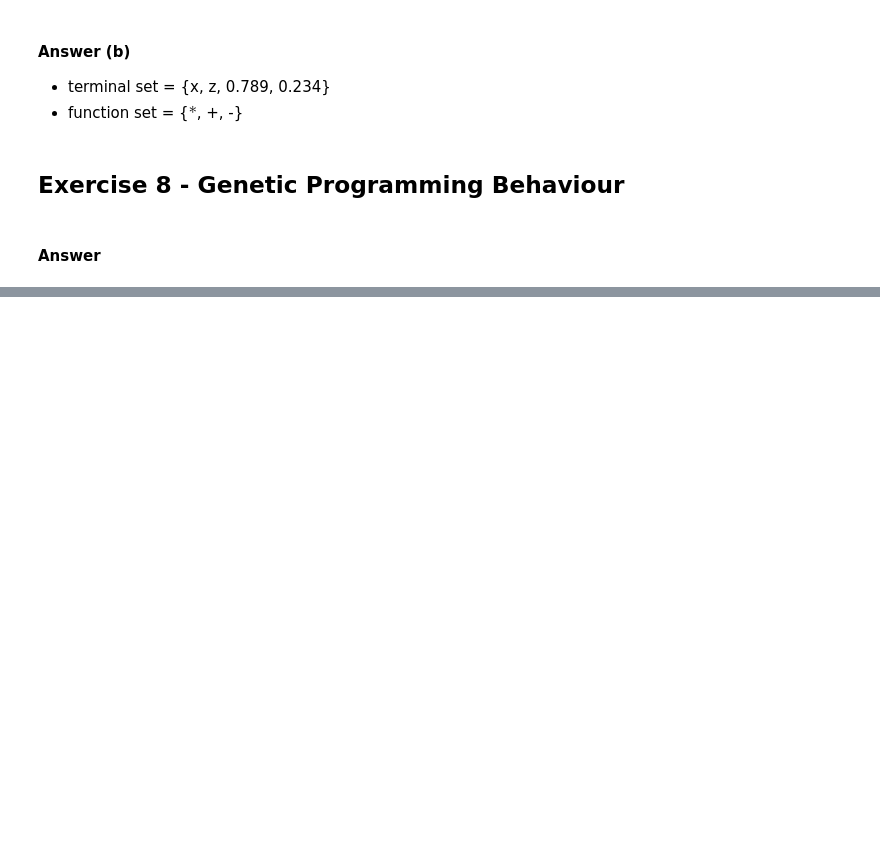
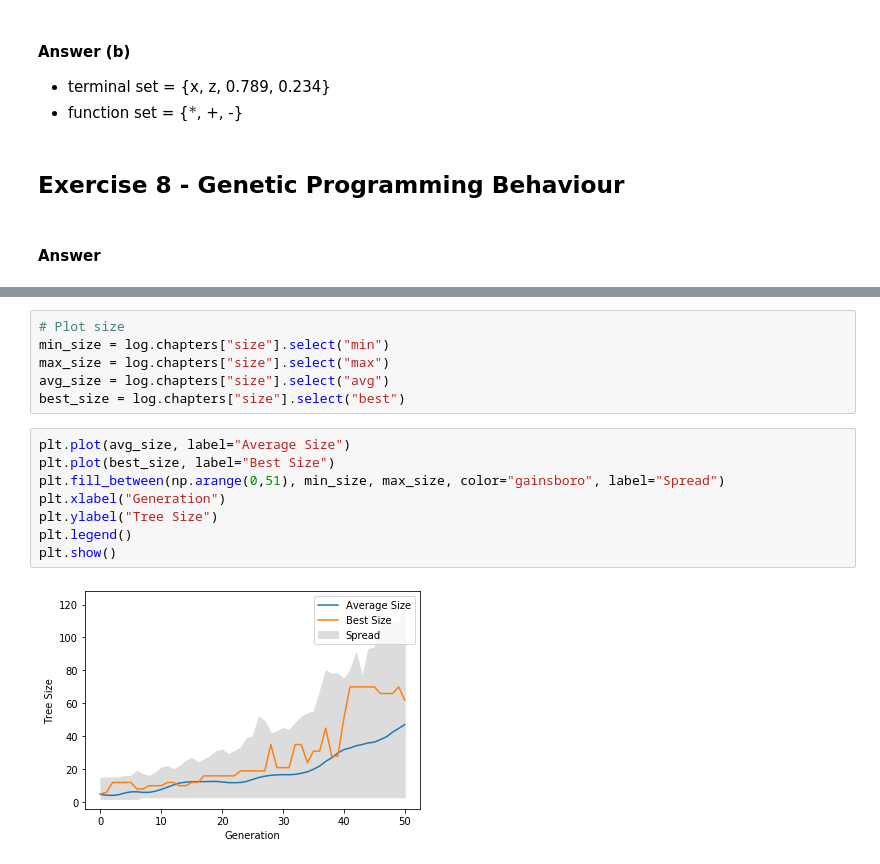
Before and after one commit to marlousnijman/natural_computing, a Jupyter notebook: Assignment 1/assignment1.ipynb, the cells around one changed output, grey strips where cells are left out. Saved outputs shown, nothing was run; the diff lists cells and outputs as text; blank space fills up the shorter version.

```diff
--- a/Assignment 1/assignment1.ipynb
+++ b/Assignment 1/assignment1.ipynb
@@ -319,0 +511,16 @@ plt.show()
+# %%
+# Plot size
+min_size = log.chapters["size"].select("min")
+max_size = log.chapters["size"].select("max")
+avg_size = log.chapters["size"].select("avg")
+best_size = log.chapters["size"].select("best")
+# %%
+plt.plot(avg_size, label="Average Size")
+plt.plot(best_size, label="Best Size")
+plt.fill_between(np.arange(0,51), min_size, max_size, color="gainsboro", label="Spread")
+plt.xlabel("Generation")
+plt.ylabel("Tree Size")
+plt.legend()
+plt.show()
+# %% [output]
+[figure, added]
```
Also changed, not shown: parts of 17 cells of this notebook.
